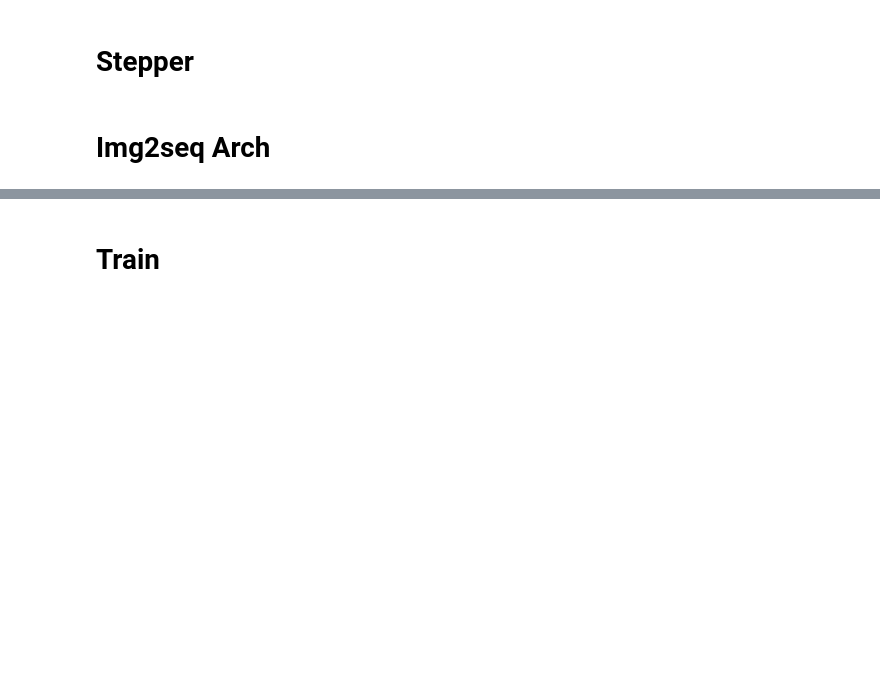
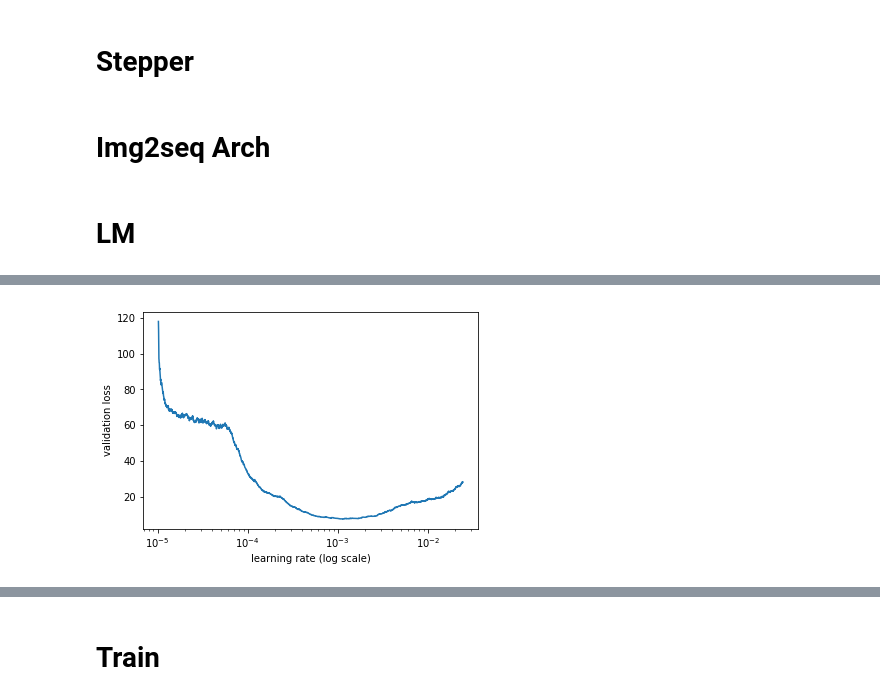
Before and after one commit to ahs8w/fastai, a Jupyter notebook: projects/OCR-Transformer-LM.ipynb, the cells around one changed output, grey strips where cells are left out. Drawn from its saved outputs; the diff is of its cells as text; code cells hidden in the pictures; blank space fills up the shorter version.

```diff
--- a/projects/OCR-Transformer-LM.ipynb
+++ b/projects/OCR-Transformer-LM.ipynb
@@ -10,7 +10,7 @@ from fastai.text import *
 
 import textwrap
 # %%
-PATH = Path('data/wikitext-2/wikitext-2-raw')
+PATH = Path('data/wikitext/wikitext-2-raw')
 
 # CSV = PATH/'words.csv'
 
@@ -496,12 +538,12 @@ class SingleHeadedAttention(nn.Module):
 # %%
 class PositionwiseFeedForward(nn.Module):
-    def __init__(self, d_model, dropout=0.2, mult=2):
+    def __init__(self, d_model, dropout=0.2, mult=4):
         super(PositionwiseFeedForward, self).__init__()
         self.w_1 = nn.Linear(d_model, d_model*mult)  # CHANGES 4 -> 2
         self.w_2 = nn.Linear(d_model*mult, d_model)  # CHANGES 4 -> 2
         self.dropout = nn.Dropout(dropout)
 
     def forward(self, x):
-        return self.w_2(self.dropout(F.leaky_relu(self.w_1(x))))  # CHANGES relu -> leaky_relu
+        return self.w_2(self.dropout(F.relu(self.w_1(x))))  # CHANGES relu -> leaky_relu
 # %%
 class PositionalEncoding(nn.Module):
@@ -636,23 +668,5 @@ def make_custom_model(vocab, d_model=512, N=2, h=1, drops={'attn':0.2, 'ff':0.2,
             # the resnet base is initialized w/ kaiming_normal
 
     return model
-# %%
-def make_full_model(vocab, d_model=512, N=4, drops={'attn':0.2, 'ff':0.2, 'pos':0.2, 'layer':0.2}):
-    c = copy.deepcopy
-    attn = SingleHeadedAttention(d_model, drops['attn'])
-    ff = PositionwiseFeedForward(d_model, drops['ff'], N)    # using N as multiplier
-    position = PositionalEncoding(d_model, drops['pos'])
-    model = EncoderDecoder(
-        Encoder(EncoderLayer(d_model, c(attn), c(ff), drops['layer']), N),
-        Decoder(DecoderLayer(d_model, c(attn), c(attn), c(ff), drops['layer']), N),
-        nn.Sequential(Embeddings(d_model, vocab), position),
-        nn.Linear(d_model, vocab)
-    )
-
-    for p in model.parameters():
-        if p.dim() > 1:
-            nn.init.xavier_uniform_(p)
-
-    return model
 # %%
 class Img2Seq(nn.Module):
@@ -686,18 +699,21 @@ class Img2Seq(nn.Module):
 # %%
 d_model = 512
 em_sz = 256 #128 if device.type == 'cpu' else 256
-img_encoder = ResnetBase(em_sz, d_model)
 
-# transformer = make_custom_model(len(itos), d_model, 2)
-transformer = make_full_model(len(itos), d_model, 4)
+transformer = make_full_model(len(itos), d_model)
 
-net = Img2Seq(img_encoder, transformer)
+net = Img2Seq(transformer)
 
-opt_fn = partial(optim.Adam, betas=(0.7, 0.99)) #, lr=0, betas=(0.9, 0.98), eps=1e-9)
-# model_opt = NoamOpt(d_model, 2, 400, optim.Adam(net.parameters(), lr=0, betas=(0.9, 0.98), eps=1e-9))
-# steps: [1e-5, 2e-5, 3e-5, 4e-5... Ne-4]
+wd=1e-7
+opt_fn = partial(optim.Adam, betas=(0.8, 0.99))
 
-learn = RNN_Learner(data, SingleModel(to_gpu(net)), opt_fn=opt_fn)
+learn = RNN_Learner(md, SingleModel(to_gpu(net)), opt_fn=opt_fn)
 learn.clip = 0.25
-learn.crit = LabelSmoothing(smoothing=0.1)   #XE_loss  #Focal_loss
-learn.metrics = [char_error_rate]
+learn.crit = XE_loss  #LabelSmoothing(smoothing=0.1)     #Focal_loss
+learn.metrics = [char_error_rate, accuracy]
+# %% [markdown]
+# LM
+# %%
+learn.lr_find()
+learn.sched.plot()
+# %% [output]
@@ -703,0 +721 @@ learn.metrics = [char_error_rate]
+[figure, added]
```
Also changed, not shown: parts of 33 cells of this notebook.
